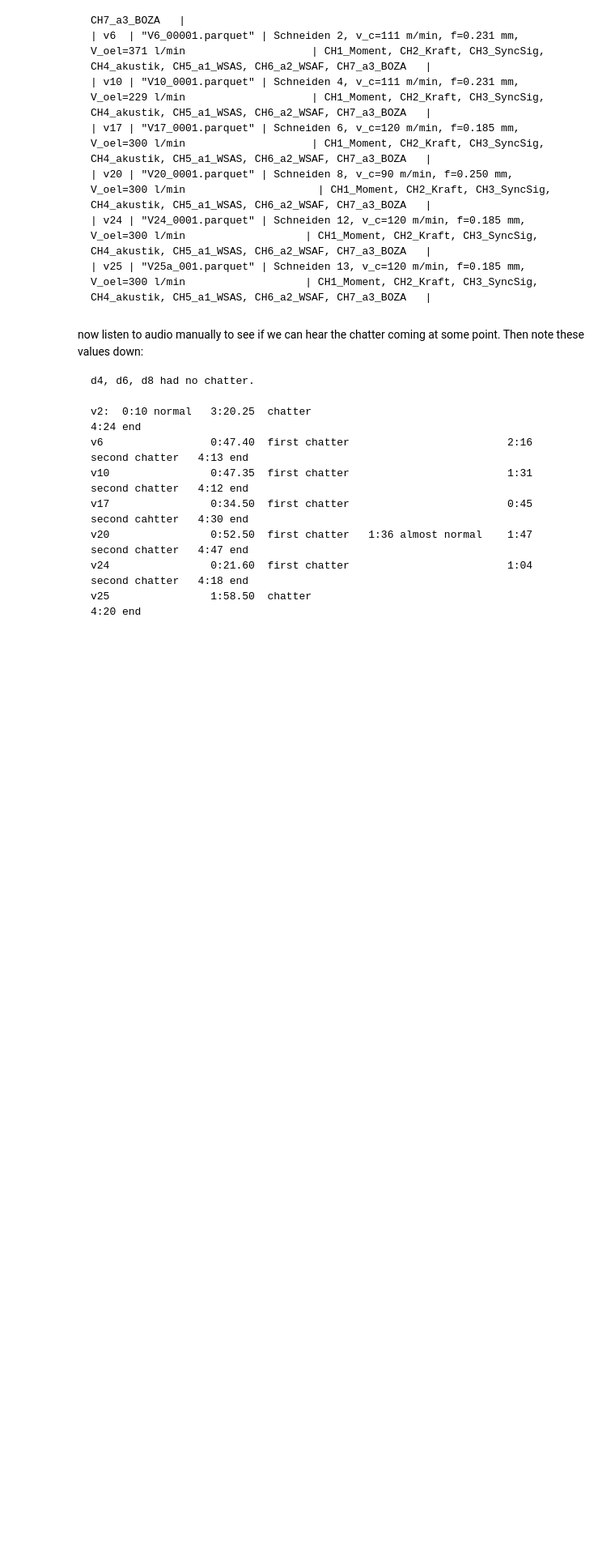
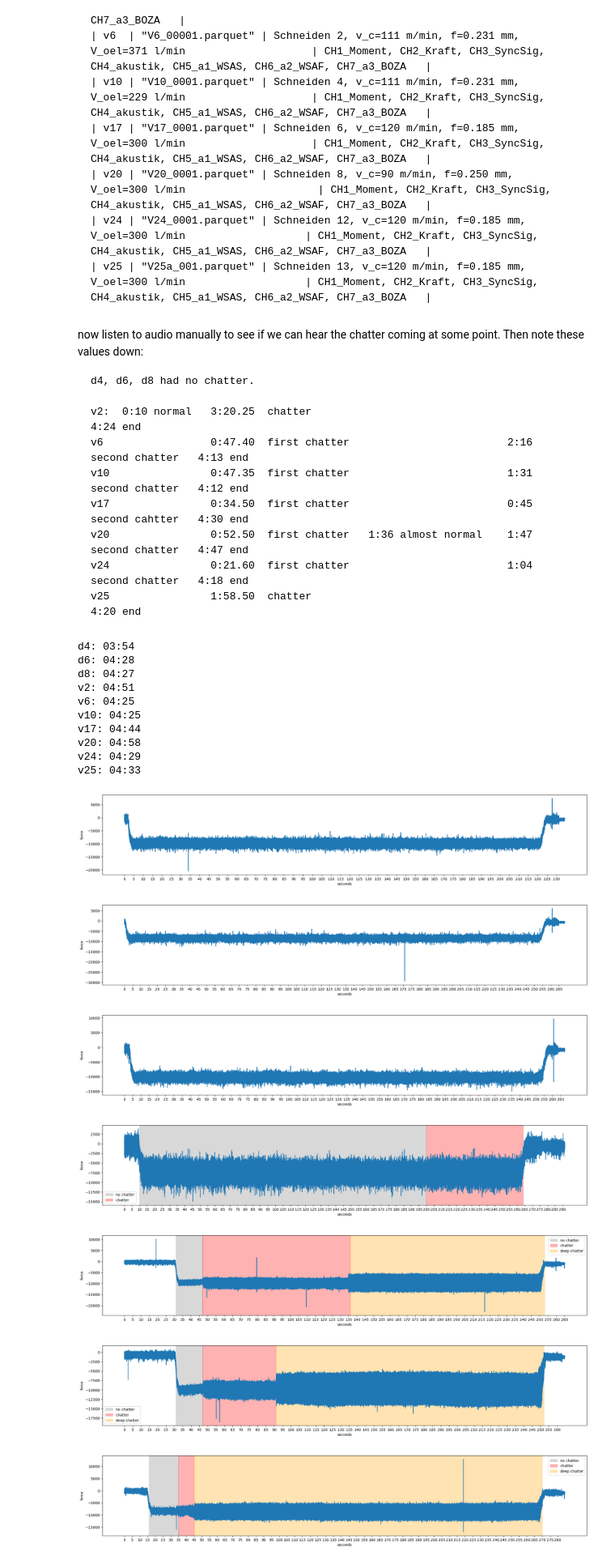
Before and after one commit to tadeohepperle/case-studies-bta-deep-hole-drilling, a Jupyter notebook: project2.ipynb, the cells around one changed output. Shown at 81% size. Drawn from its saved outputs; the diff is of its cells as text; code cells hidden in the pictures; blank space fills up the shorter version.

Commit message:
some plots

````diff
--- a/project2.ipynb
+++ b/project2.ipynb
@@ -84,3 +139,65 @@ v20                0:52.50  first chatter   1:36 almost normal    1:47 second ch
 v24                0:21.60  first chatter                         1:04 second chatter   4:18 end
 v25                1:58.50  chatter                                                     4:20 end
 ```
+# %%
+from matplotlib.axes import Axes
+from matplotlib.figure import Figure
+import numpy as np
+import matplotlib.pyplot as plt
+
+regions = {
+    "v2": [("no chatter", 10, 200), ("chatter", 200, 264)],
+    "v6": [("no chatter", 31, 47), ("chatter", 47, 136), ("deep chatter", 136, 253)],
+    "v10": [("no chatter", 31, 47), ("chatter", 47, 91), ("deep chatter", 91, 252)],
+    "v17": [("no chatter", 16, 35), ("chatter", 35, 45), ("deep chatter", 45, 270)],
+    "v20": [("no chatter", 33, 52), ("chatter", 52, 136), ("deep chatter", 136, 287)],
+    "v24": [("no chatter", 3, 22), ("chatter", 22, 64), ("deep chatter", 64, 258)],
+    "v25": [("no chatter", 5, 118), ("chatter", 118, 260)],
+}
+
+
+def add_regions(df_name, fig: Figure, ax: Axes):
+    reg: list[(str, int, int)] = regions[df_name]
+    for (name, start, end) in reg:
+        color =  {"chatter": "red", "deep chatter": "orange", "no chatter": "grey"}[name]
+        ax.axvspan(start, end, color=color, alpha=0.3, label=name)
+
+for name in dfs:
+    seconds = dfs[name].__len__()/20000
+    # print the seconds as a formatted duration
+    print(f"{name}: {seconds//60:02.0f}:{seconds%60:02.0f}")
+
+for name in dfs:
+    # plot the force:
+    df = dfs[name]
+    fig, ax = plt.subplots(figsize=(24, 4))
+    # plot the seconds on the x axis of ax
+    ax.plot(df["seconds"], df["force"])
+    ax.set_xlabel("seconds")
+    ax.set_ylabel("force")
+
+# put ticks for every second
+    ax.set_xticks(np.arange(0, df["seconds"].max(), 5))
+
+    if regions.get(name) is not None:
+        add_regions(name, fig, ax)
+        ax.legend()
+    plt.show()
+# %% [output]
+d4: 03:54
+d6: 04:28
+d8: 04:27
+v2: 04:51
+v6: 04:25
+v10: 04:25
+v17: 04:44
+v20: 04:58
+v24: 04:29
+v25: 04:33
+[figure, added]
+[figure, added]
+[figure, added]
+[figure, added]
+[figure, added]
+[figure, added]
+[figure, added]
````
Also changed, not shown: parts of 5 cells of this notebook, 11 other files.
